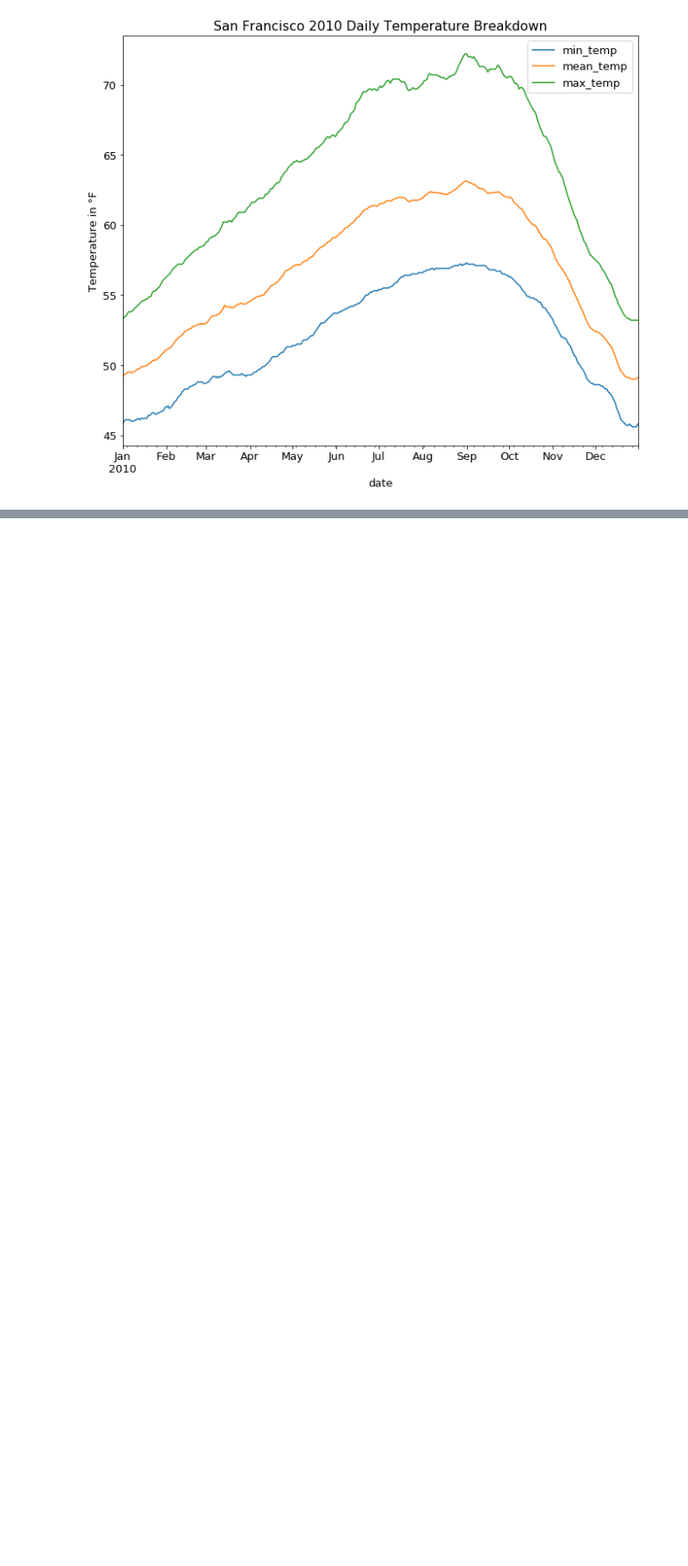
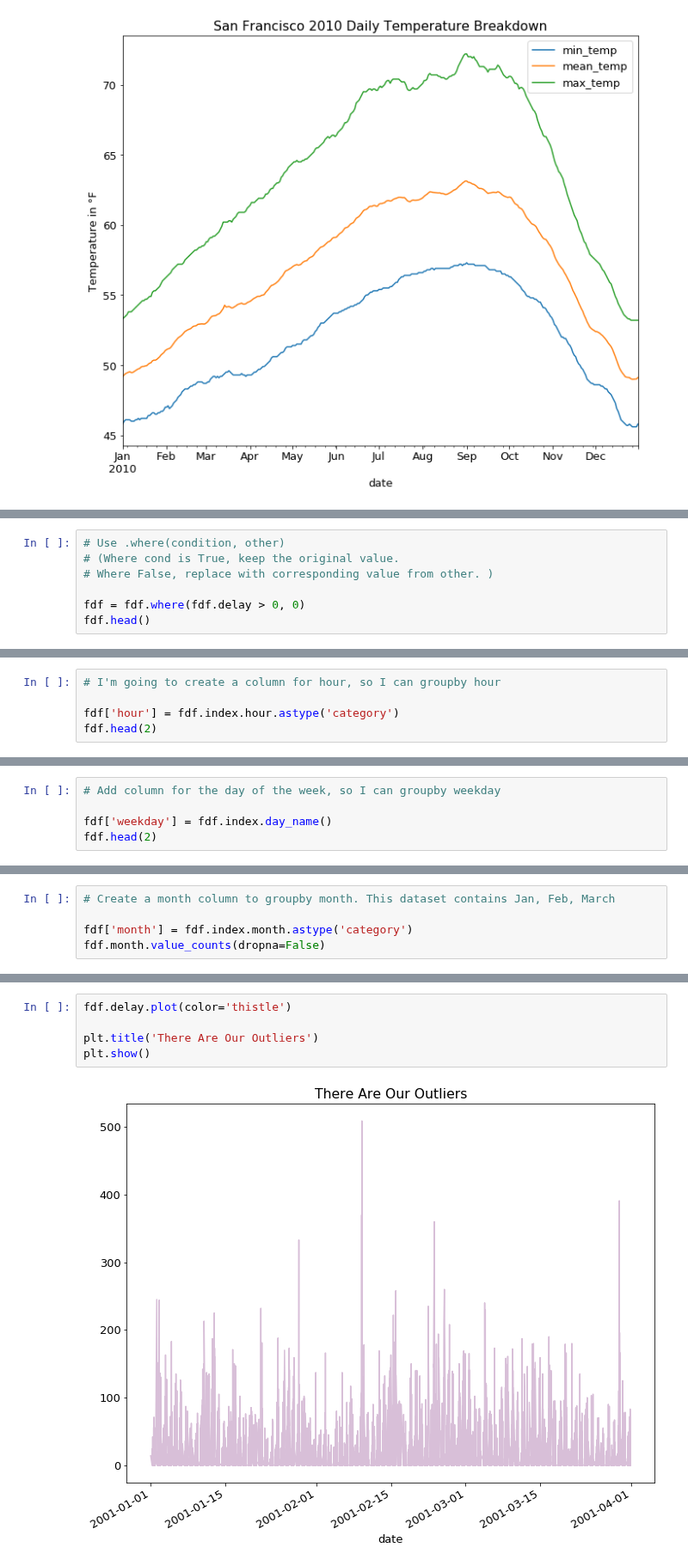
Before and after one commit to faithkane3/ds-methodologies-exercises, a Jupyter notebook: time_series/prepare_walkthrough.ipynb, the cells around one changed output, grey strips where cells are left out. Shown at 86% size. Cells and saved outputs as stored; diff of their text form; blank space fills up the shorter version.

```diff
--- a/time_series/prepare_walkthrough.ipynb
+++ b/time_series/prepare_walkthrough.ipynb
@@ -377,0 +433,7 @@ plt.show()
+# %%
+# Use .where(condition, other)
+# (Where cond is True, keep the original value.
+# Where False, replace with corresponding value from other. )
+
+fdf = fdf.where(fdf.delay > 0, 0)
+fdf.head()
@@ -377,0 +457,5 @@ plt.show()
+# %%
+# I'm going to create a column for hour, so I can groupby hour
+
+fdf['hour'] = fdf.index.hour.astype('category')
+fdf.head(2)
@@ -377,0 +493,5 @@ plt.show()
+# %%
+# Add column for the day of the week, so I can groupby weekday
+
+fdf['weekday'] = fdf.index.day_name()
+fdf.head(2)
@@ -377,0 +527,5 @@ plt.show()
+# %%
+# Create a month column to groupby month. This dataset contains Jan, Feb, March
+
+fdf['month'] = fdf.index.month.astype('category')
+fdf.month.value_counts(dropna=False)
@@ -377,0 +574,7 @@ plt.show()
+# %%
+fdf.delay.plot(color='thistle')
+
+plt.title('There Are Our Outliers')
+plt.show()
+# %% [output]
+[figure, added]
```
Also changed, not shown: parts of 25 cells of this notebook.
